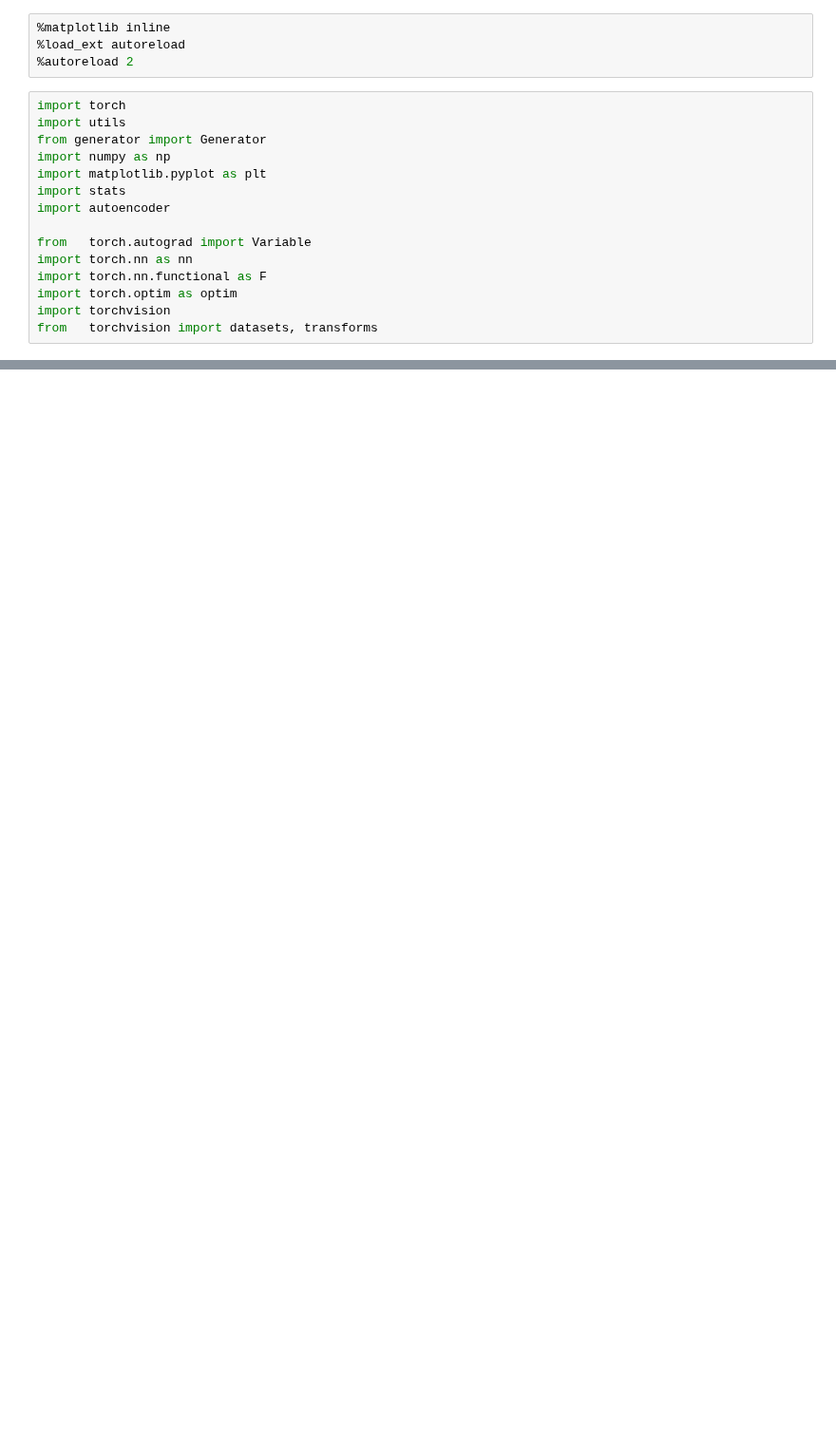
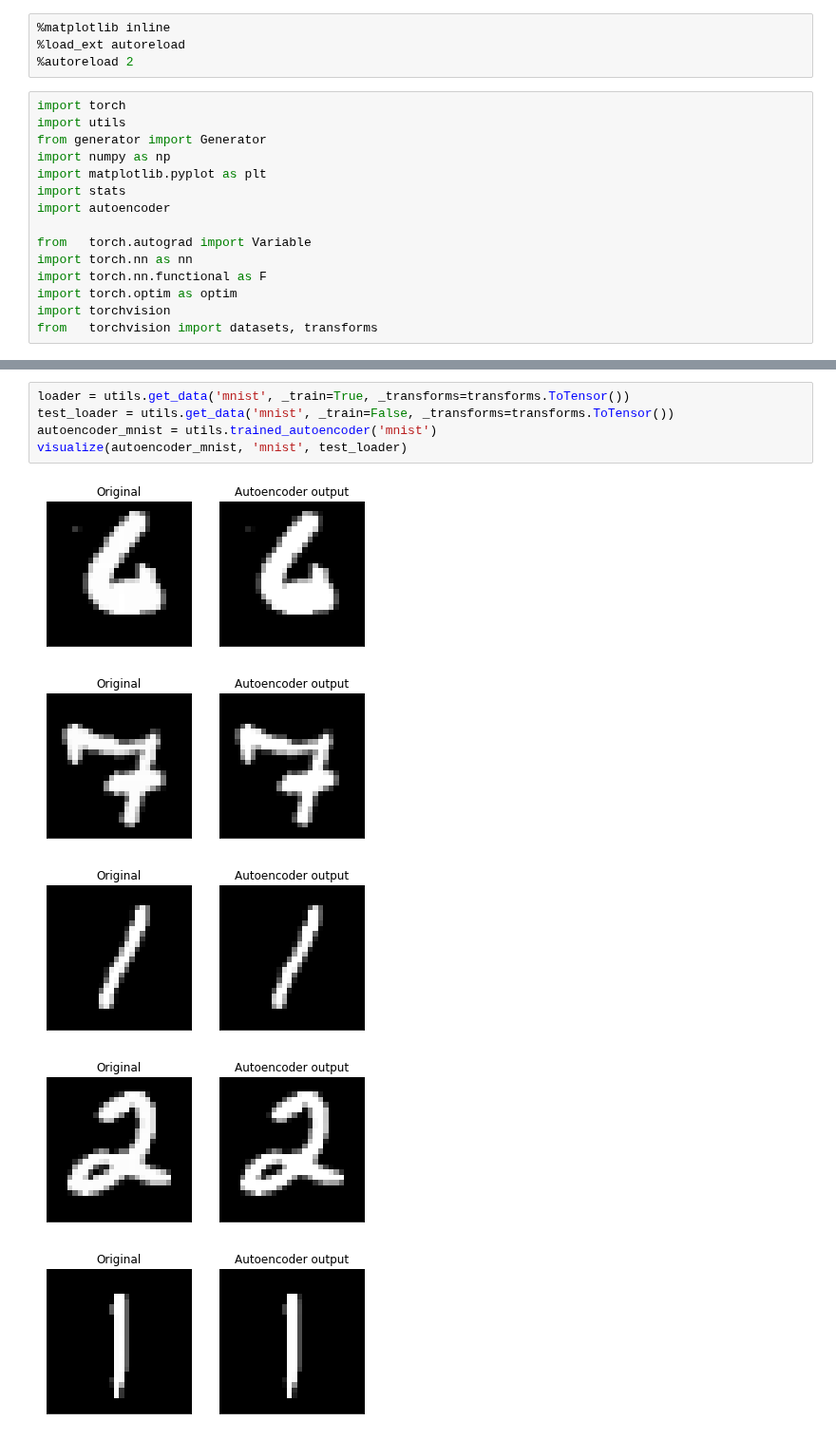
Before and after one commit to austinw218/CS231n, a Jupyter notebook: Autoencoder Tests.ipynb, the cells around one changed output, grey strips where cells are left out. Shown at 95% size. Saved outputs shown, nothing was run; the diff lists cells and outputs as text; blank space fills up the shorter version.

```diff
--- a/Autoencoder Tests.ipynb
+++ b/Autoencoder Tests.ipynb
@@ -52,0 +66,11 @@ test_loader = utils.get_data('cifar', _train=False, _transforms=transforms.ToTen
+# %%
+loader = utils.get_data('mnist', _train=True, _transforms=transforms.ToTensor())
+test_loader = utils.get_data('mnist', _train=False, _transforms=transforms.ToTensor())
+autoencoder_mnist = utils.trained_autoencoder('mnist')
+visualize(autoencoder_mnist, 'mnist', test_loader)
+# %% [output]
+[figure, added]
+[figure, added]
+[figure, added]
+[figure, added]
+[figure, added]
```
Also changed, not shown: parts of 3 cells of this notebook.
